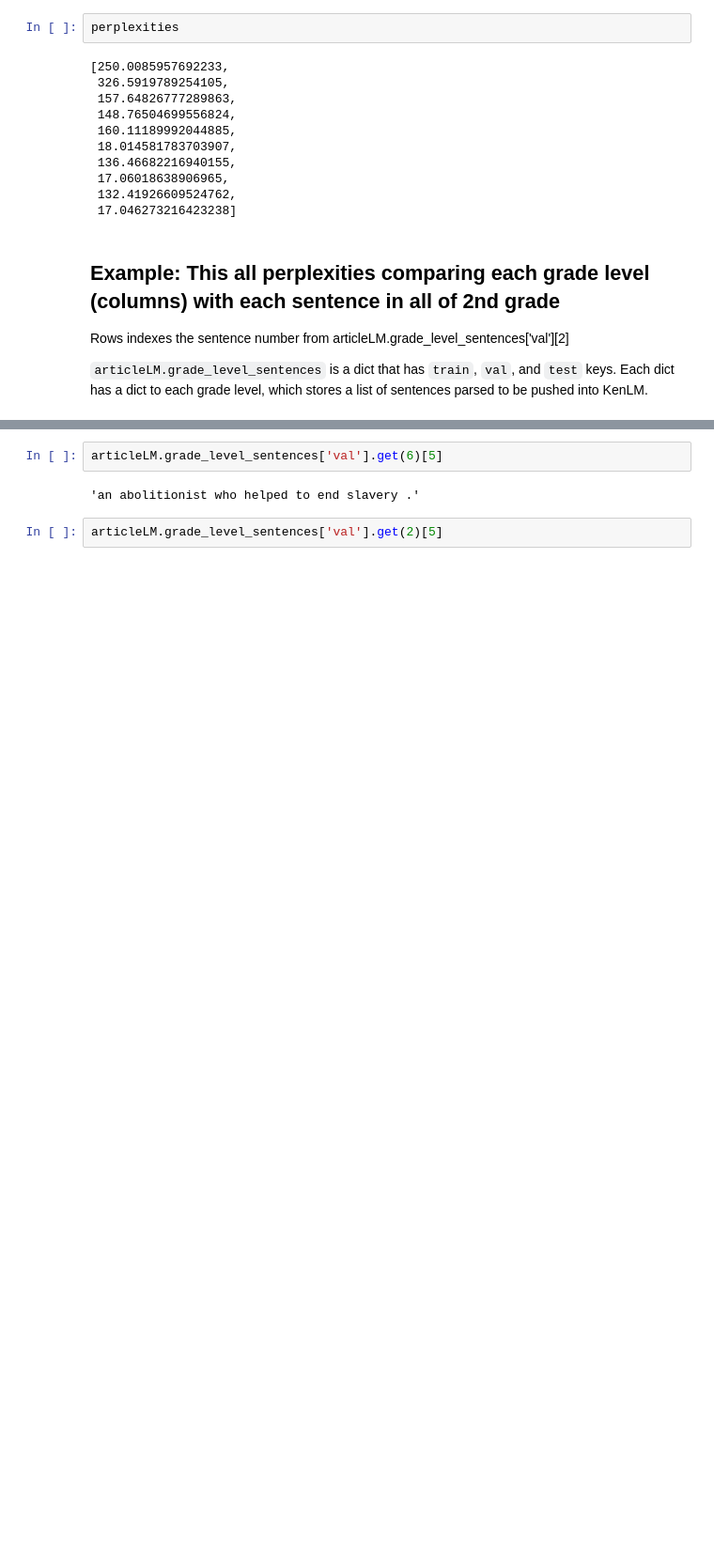
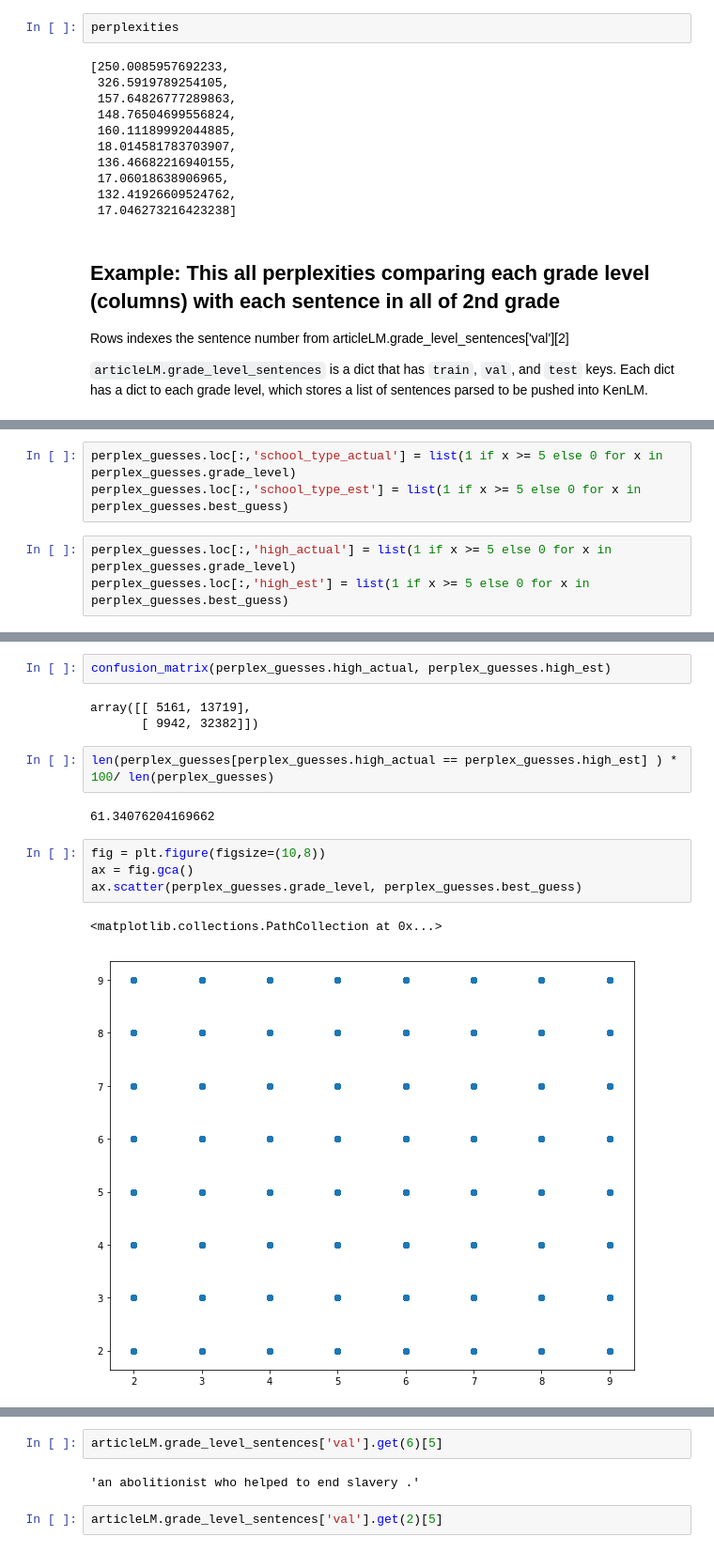
Before and after one commit to stephtzeng/autograder, a Jupyter notebook: src/create_arpas.ipynb, the cells around one changed output, grey strips where cells are left out. Shown: that part at 94% size. Cells and saved outputs as stored; diff of their text form; blank space fills up the shorter version.

```diff
--- a/src/create_arpas.ipynb
+++ b/src/create_arpas.ipynb
@@ -176,0 +458,6 @@ articleLM.compute_perplexity_validation('val', 2)
+# %%
+perplex_guesses.loc[:,'school_type_actual'] = list(1 if x >= 5 else 0 for x in perplex_guesses.grade_level)
+perplex_guesses.loc[:,'school_type_est'] = list(1 if x >= 5 else 0 for x in perplex_guesses.best_guess)
+# %%
+perplex_guesses.loc[:,'high_actual'] = list(1 if x >= 5 else 0 for x in perplex_guesses.grade_level)
+perplex_guesses.loc[:,'high_est'] = list(1 if x >= 5 else 0 for x in perplex_guesses.best_guess)
@@ -176,0 +488,16 @@ articleLM.compute_perplexity_validation('val', 2)
+# %%
+confusion_matrix(perplex_guesses.high_actual, perplex_guesses.high_est)
+# %% [output]
+array([[ 5161, 13719],
+       [ 9942, 32382]])
+# %%
+len(perplex_guesses[perplex_guesses.high_actual == perplex_guesses.high_est] ) * 100/ len(perplex_guesses)
+# %% [output]
+61.34076204169662
+# %%
+fig = plt.figure(figsize=(10,8))
+ax = fig.gca()
+ax.scatter(perplex_guesses.grade_level, perplex_guesses.best_guess)
+# %% [output]
+<matplotlib.collections.PathCollection at 0x...>
+[figure, added]
```
Also changed, not shown: parts of 60 cells of this notebook, 9 other files.
